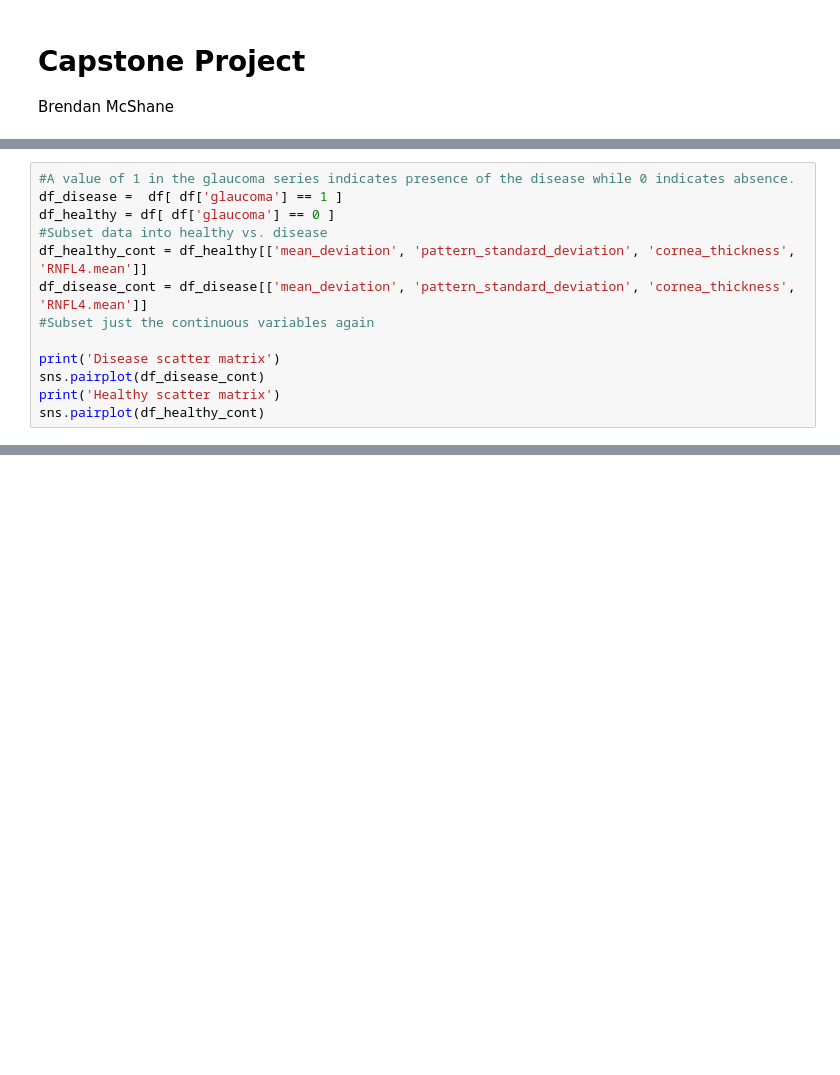
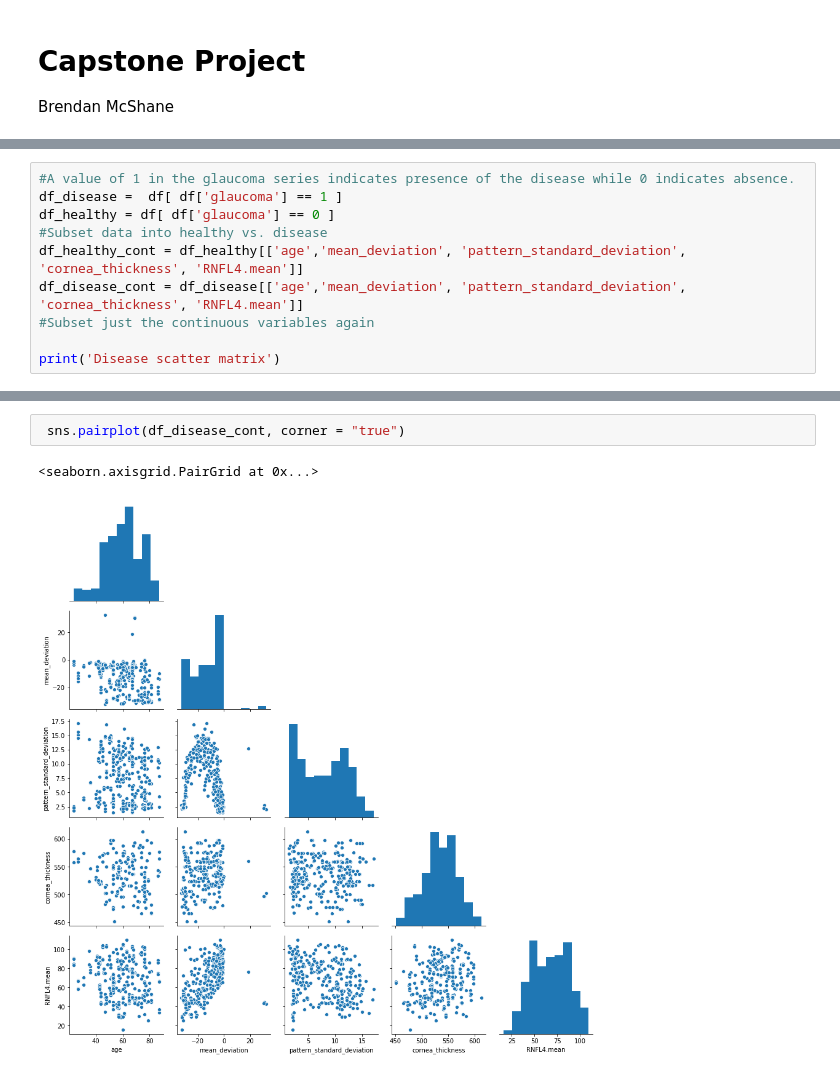
Before and after one commit to Brendan-McShane/tfcb2020_capstone_project, a Jupyter notebook: Capstone Project.ipynb, the cells around one changed output, grey strips where cells are left out. Drawn from its saved outputs; the diff is of its cells as text; blank space fills up the shorter version.

```diff
--- a/Capstone Project.ipynb
+++ b/Capstone Project.ipynb
@@ -44,13 +34,10 @@ Additionally, the correlations between these continuous variables show that RNFL
 df_disease =  df[ df['glaucoma'] == 1 ]
 df_healthy = df[ df['glaucoma'] == 0 ]
 #Subset data into healthy vs. disease
-df_healthy_cont = df_healthy[['mean_deviation', 'pattern_standard_deviation', 'cornea_thickness', 'RNFL4.mean']]
-df_disease_cont = df_disease[['mean_deviation', 'pattern_standard_deviation', 'cornea_thickness', 'RNFL4.mean']]
+df_healthy_cont = df_healthy[['age','mean_deviation', 'pattern_standard_deviation', 'cornea_thickness', 'RNFL4.mean']]
+df_disease_cont = df_disease[['age','mean_deviation', 'pattern_standard_deviation', 'cornea_thickness', 'RNFL4.mean']]
 #Subset just the continuous variables again
 
 print('Disease scatter matrix')
-sns.pairplot(df_disease_cont)
-print('Healthy scatter matrix')
-sns.pairplot(df_healthy_cont)
 # %% [output]
 Disease scatter matrix
@@ -60,0 +44,5 @@ Healthy scatter matrix
+# %%
+ sns.pairplot(df_disease_cont, corner = "true")
+# %% [output]
+<seaborn.axisgrid.PairGrid at 0x...>
+[figure, added]
```
Also changed, not shown: parts of 6 cells of this notebook, 3 other files.
